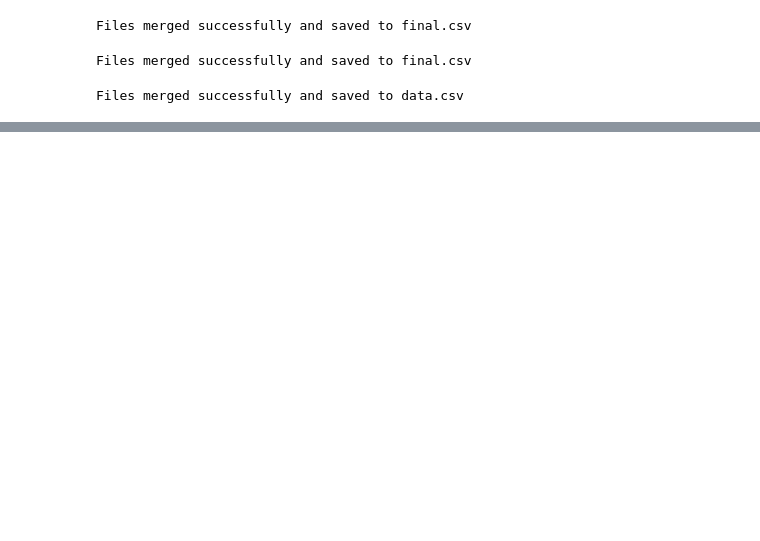
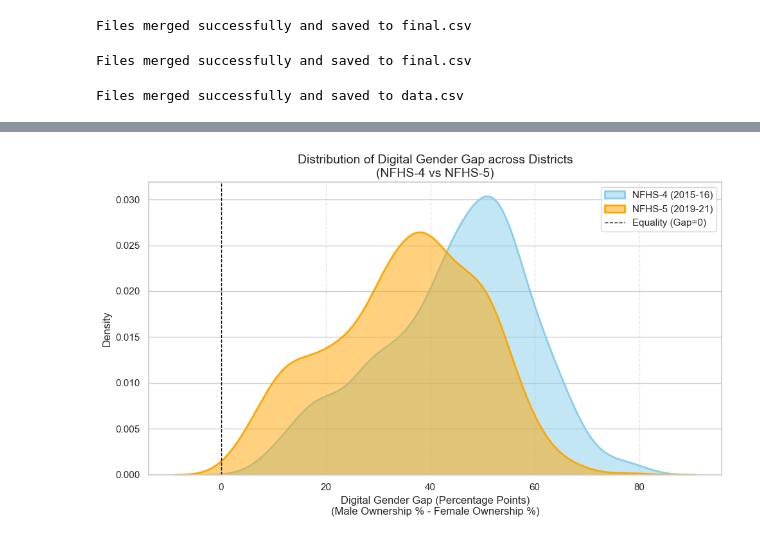
Before and after one commit to soumyeet/microecondev, a Jupyter notebook: last day/final.ipynb, the cells around one changed output, grey strips where cells are left out. Saved outputs shown, nothing was run; the diff lists cells and outputs as text; code cells hidden in the pictures; blank space fills up the shorter version.

```diff
--- a/last day/final.ipynb
+++ b/last day/final.ipynb
@@ -52,3 +52,5 @@ merged_df.to_csv('data.csv', index=False)
 print("Files merged successfully and saved to data.csv")
 # %% [output]
 Files merged successfully and saved to data.csv
+# %%
+df = pd.read_csv('data.csv')
@@ -54,0 +373,41 @@ Files merged successfully and saved to data.csv
+# %%
+import matplotlib.pyplot as plt
+import seaborn as sns
+
+# --- Data Preparation ---
+# Calculate Digital Gender Gap (Male % - Female %) for both rounds
+# A positive value means men own more phones than women.
+df['dgg_4'] = df['male_pct_has_mobile_4'] - df['female_pct_has_mobile_4']
+df['dgg_5'] = df['m_pct_owns_mobile_5'] - df['f_pct_has_mobile_5']
+
+# --- Plotting ---
+plt.figure(figsize=(10, 6))
+
+# Plot NFHS-4 Density
+sns.kdeplot(
+    data=df, x='dgg_4',
+    fill=True, label='NFHS-4 (2015-16)',
+    color='skyblue', alpha=0.5, linewidth=2
+)
+
+# Plot NFHS-5 Density
+sns.kdeplot(
+    data=df, x='dgg_5',
+    fill=True, label='NFHS-5 (2019-21)',
+    color='orange', alpha=0.5, linewidth=2
+)
+
+# Formatting
+plt.title('Distribution of Digital Gender Gap across Districts\n(NFHS-4 vs NFHS-5)', fontsize=14)
+plt.xlabel('Digital Gender Gap (Percentage Points)\n(Male Ownership % - Female Ownership %)', fontsize=12)
+plt.ylabel('Density', fontsize=12)
+
+# Add reference line at 0 (Perfect Equality)
+plt.axvline(0, color='black', linestyle='--', linewidth=1, label='Equality (Gap=0)')
+
+plt.legend()
+plt.grid(axis='x', linestyle='--', alpha=0.5)
+plt.tight_layout()
+plt.show()
+# %% [output]
+[figure, added]
```
Also changed, not shown: parts of 5 cells of this notebook.
